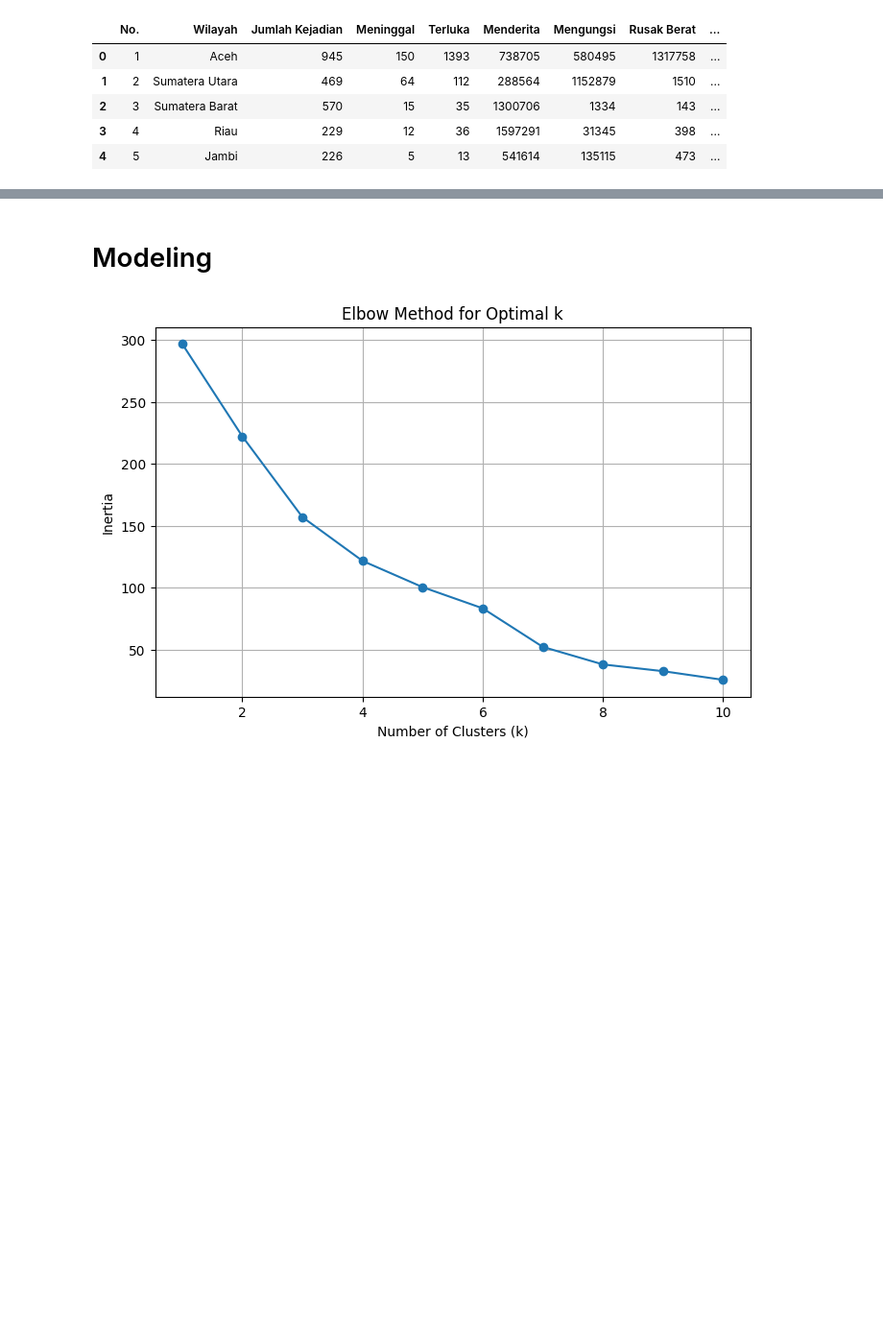
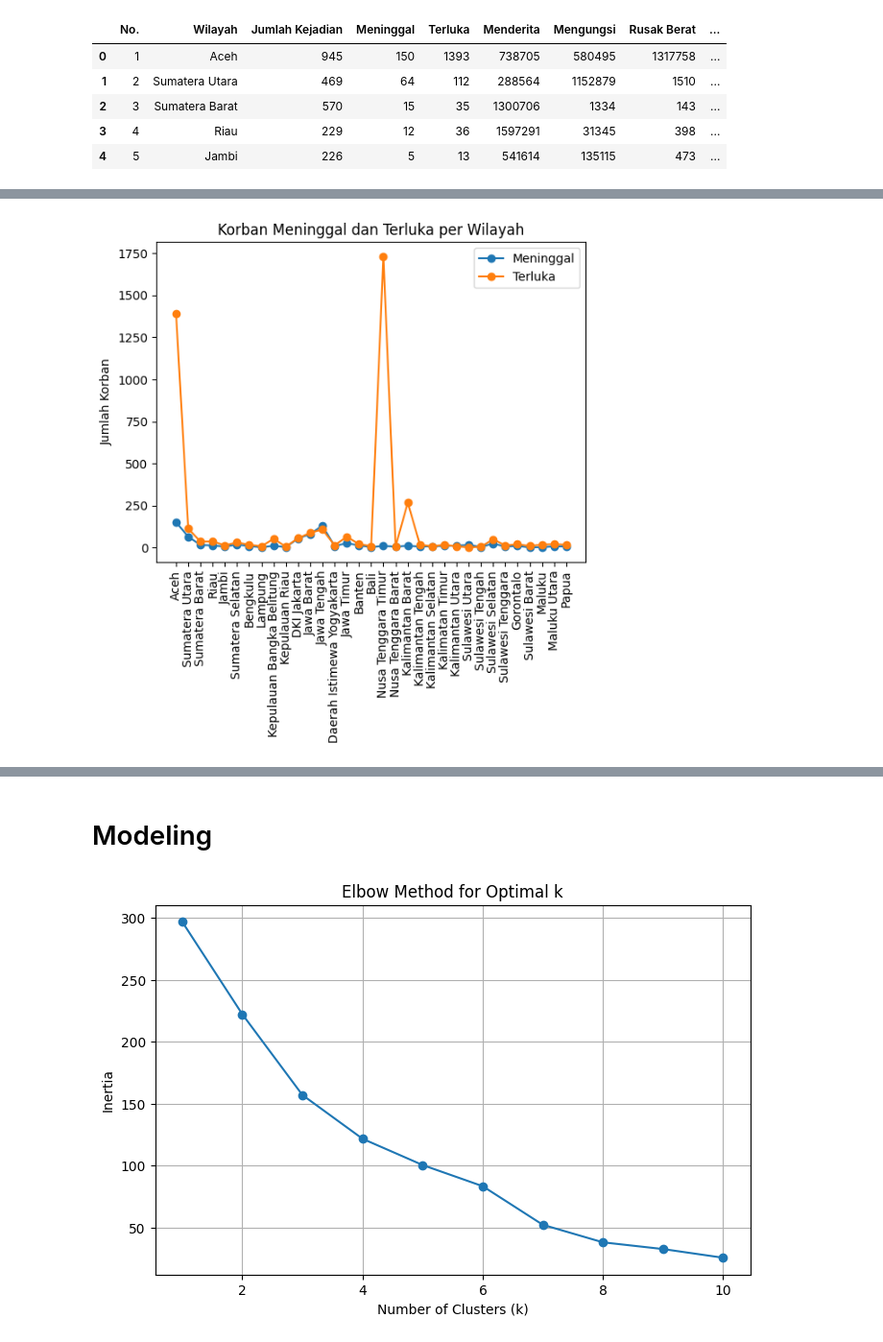
Before and after one commit to khnshbrh/UAS_ML_Kel5_KMeans_RawanBencana, a Jupyter notebook: kmeans_rawan_bencana.ipynb, the cells around one changed output, grey strips where cells are left out. Shown at 96% size. Saved outputs shown, nothing was run; the diff lists cells and outputs as text; code cells hidden in the pictures; blank space fills up the shorter version.

```diff
--- a/kmeans_rawan_bencana.ipynb
+++ b/kmeans_rawan_bencana.ipynb
@@ -30,11 +42,12 @@ df.head()
 # %%
-# Boxplot Korban Meninggal berdasarkan Wilayah
-#sns.boxplot(data=df,
-            #x='Wilayah',
-            #y='Hilang',
-            #palette='Set3')
-#plt.title("Distribusi Korban Hilang berdasarkan Wilayah")
-#plt.xlabel("Wilayah")
-#plt.ylabel("Hilang (Orang)")
-#plt.xticks(rotation=90, ha='right')
-#plt.show()
+# Line Plot Korban Meninggal dan Terluka per Wilayah
+plt.figure()
+plt.plot(df["Wilayah"], df["Meninggal"], marker='o', label="Meninggal")
+plt.plot(df["Wilayah"], df["Terluka"], marker='o', label="Terluka")
+plt.xticks(rotation=90)
+plt.title("Korban Meninggal dan Terluka per Wilayah")
+plt.ylabel("Jumlah Korban")
+plt.legend()
+plt.show()
+# %% [output]
+[figure, added]
```
Also changed, not shown: parts of 11 cells of this notebook.
